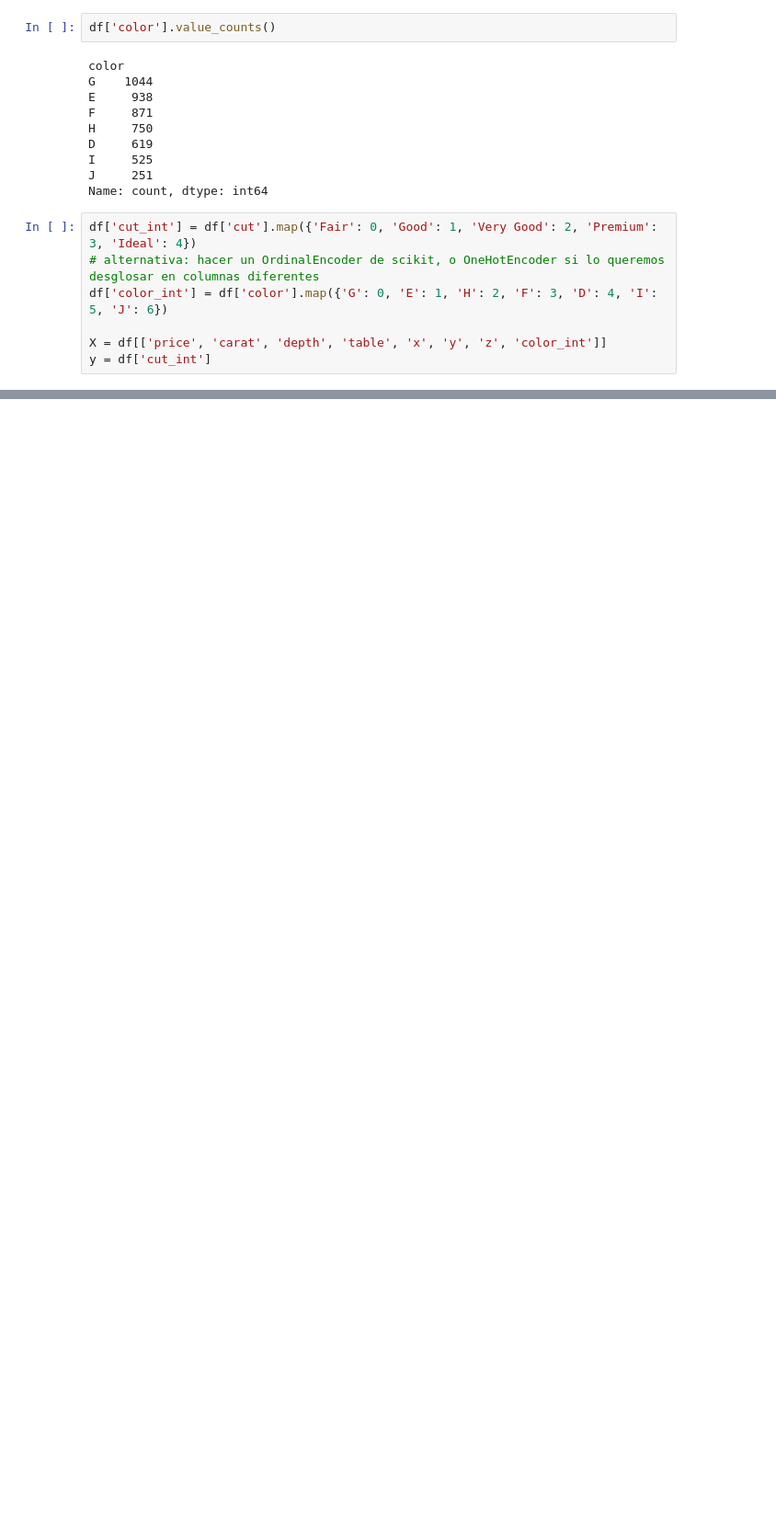
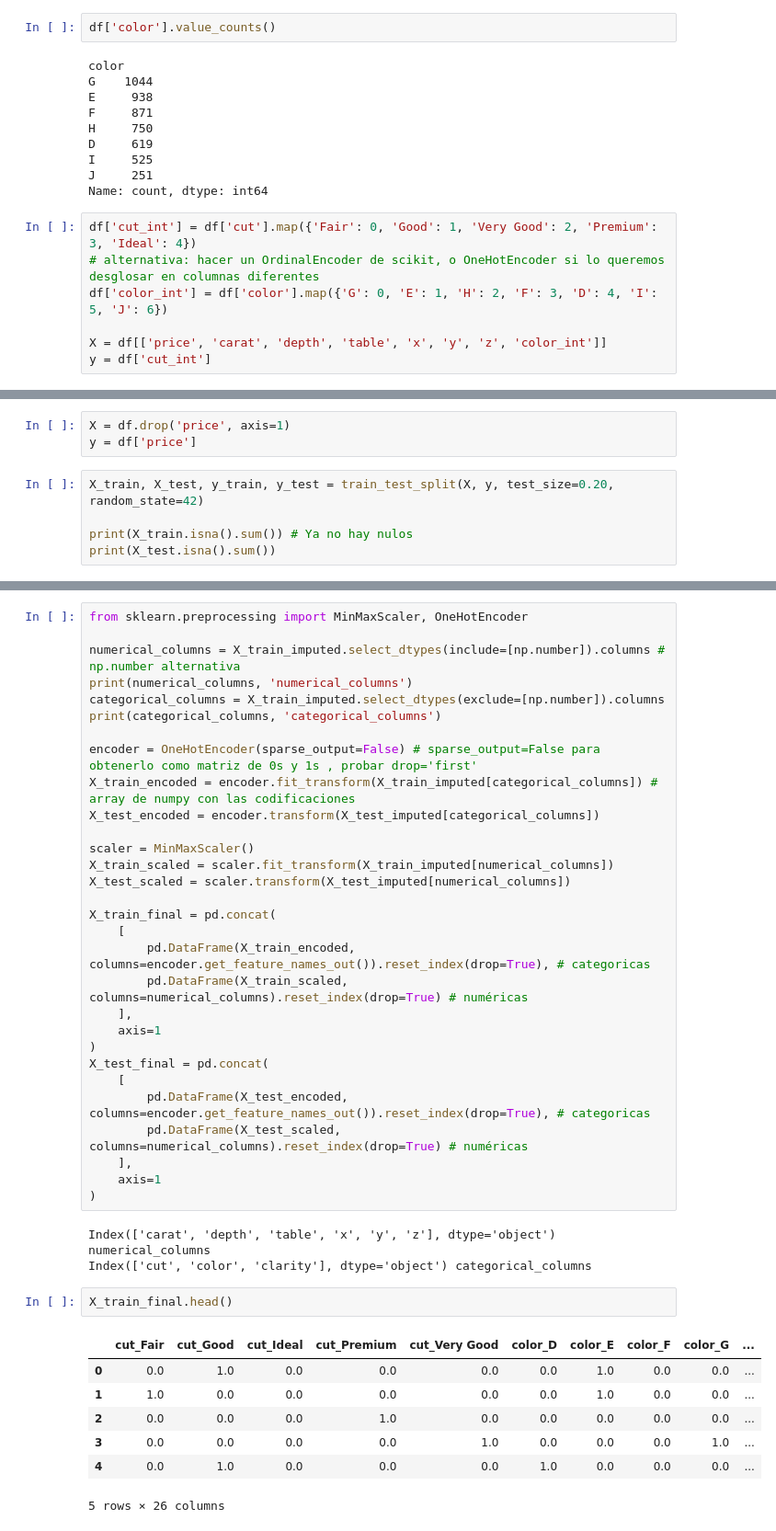
Before and after one commit to asier-ortiz/apuntes-ia-ds, a Jupyter notebook: 07.scikit/ejercicio-practico/diamonds.ipynb, the cells around one changed output, grey strips where cells are left out. Shown at 92% size. Drawn from its saved outputs; the diff is of its cells as text; blank space fills up the shorter version.

```diff
--- a/07.scikit/ejercicio-practico/diamonds.ipynb
+++ b/07.scikit/ejercicio-practico/diamonds.ipynb
@@ -258,0 +276,8 @@ Please also refer to the documentation for alternative solver options:
+# %%
+X = df.drop('price', axis=1)
+y = df['price']
+# %%
+X_train, X_test, y_train, y_test = train_test_split(X, y, test_size=0.20, random_state=42)
+
+print(X_train.isna().sum()) # Ya no hay nulos
+print(X_test.isna().sum())
@@ -258,0 +389,43 @@ Please also refer to the documentation for alternative solver options:
+# %%
+from sklearn.preprocessing import MinMaxScaler, OneHotEncoder
+
+numerical_columns = X_train_imputed.select_dtypes(include=[np.number]).columns # np.number alternativa
+print(numerical_columns, 'numerical_columns')
+categorical_columns = X_train_imputed.select_dtypes(exclude=[np.number]).columns
+print(categorical_columns, 'categorical_columns')
+
+encoder = OneHotEncoder(sparse_output=False) # sparse_output=False para obtenerlo como matriz de 0s y 1s , probar drop='first'
+X_train_encoded = encoder.fit_transform(X_train_imputed[categorical_columns]) # array de numpy con las codificaciones
+X_test_encoded = encoder.transform(X_test_imputed[categorical_columns])
+
+scaler = MinMaxScaler()
+X_train_scaled = scaler.fit_transform(X_train_imputed[numerical_columns])
+X_test_scaled = scaler.transform(X_test_imputed[numerical_columns])
+
+X_train_final = pd.concat(
+    [
+        pd.DataFrame(X_train_encoded, columns=encoder.get_feature_names_out()).reset_index(drop=True), # categoricas
+        pd.DataFrame(X_train_scaled, columns=numerical_columns).reset_index(drop=True) # numéricas
+    ],
+    axis=1
+)
+X_test_final = pd.concat(
+    [
+        pd.DataFrame(X_test_encoded, columns=encoder.get_feature_names_out()).reset_index(drop=True), # categoricas
+        pd.DataFrame(X_test_scaled, columns=numerical_columns).reset_index(drop=True) # numéricas
+    ],
+    axis=1
+)
+# %% [output]
+Index(['carat', 'depth', 'table', 'x', 'y', 'z'], dtype='object') numerical_columns
+Index(['cut', 'color', 'clarity'], dtype='object') categorical_columns
+# %%
+X_train_final.head()
+# %% [output]
+|  | cut_Fair | cut_Good | cut_Ideal | cut_Premium | cut_Very Good | color_D | color_E | color_F | color_G | ... |
+| 0 | 0.0 | 1.0 | 0.0 | 0.0 | 0.0 | 0.0 | 1.0 | 0.0 | 0.0 | ... |
+| 1 | 1.0 | 0.0 | 0.0 | 0.0 | 0.0 | 0.0 | 1.0 | 0.0 | 0.0 | ... |
+| 2 | 0.0 | 0.0 | 0.0 | 1.0 | 0.0 | 0.0 | 0.0 | 0.0 | 0.0 | ... |
+| 3 | 0.0 | 0.0 | 0.0 | 0.0 | 1.0 | 0.0 | 0.0 | 0.0 | 1.0 | ... |
+| 4 | 0.0 | 1.0 | 0.0 | 0.0 | 0.0 | 1.0 | 0.0 | 0.0 | 0.0 | ... |
+5 rows × 26 columns
```
Also changed, not shown: parts of 25 cells of this notebook, 1 other file.
